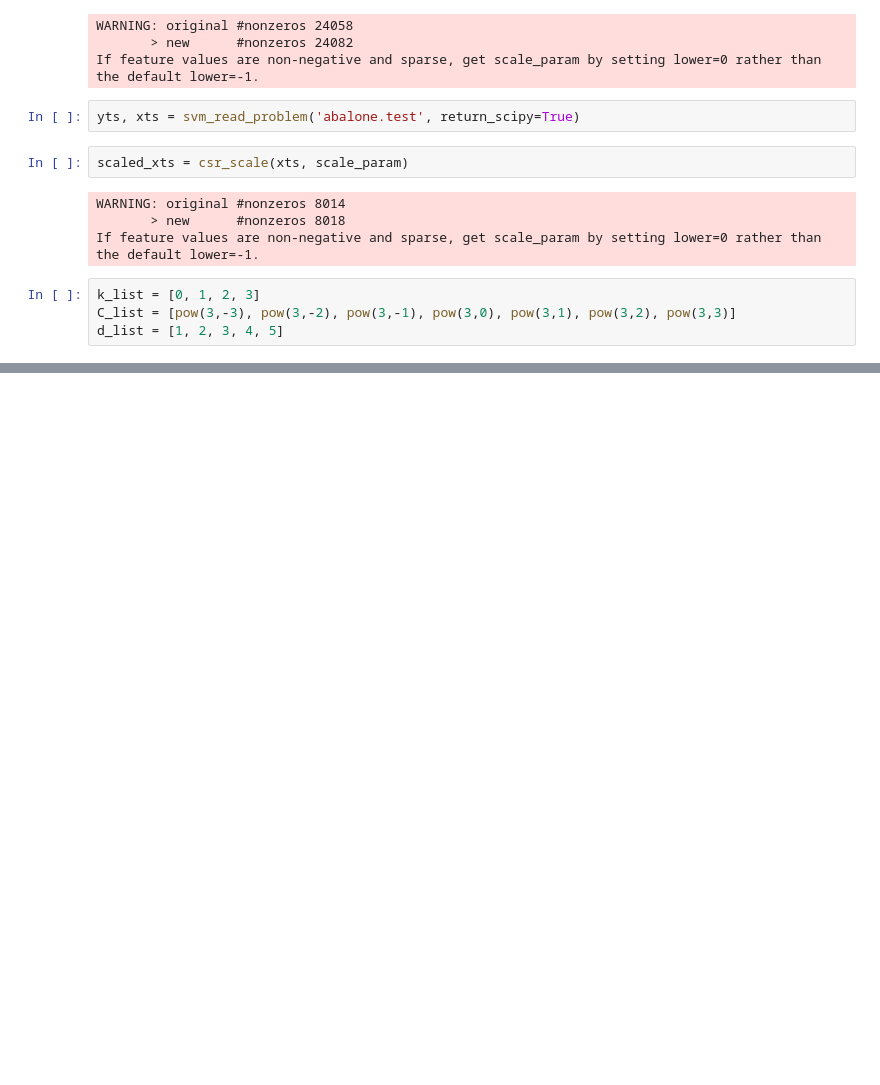
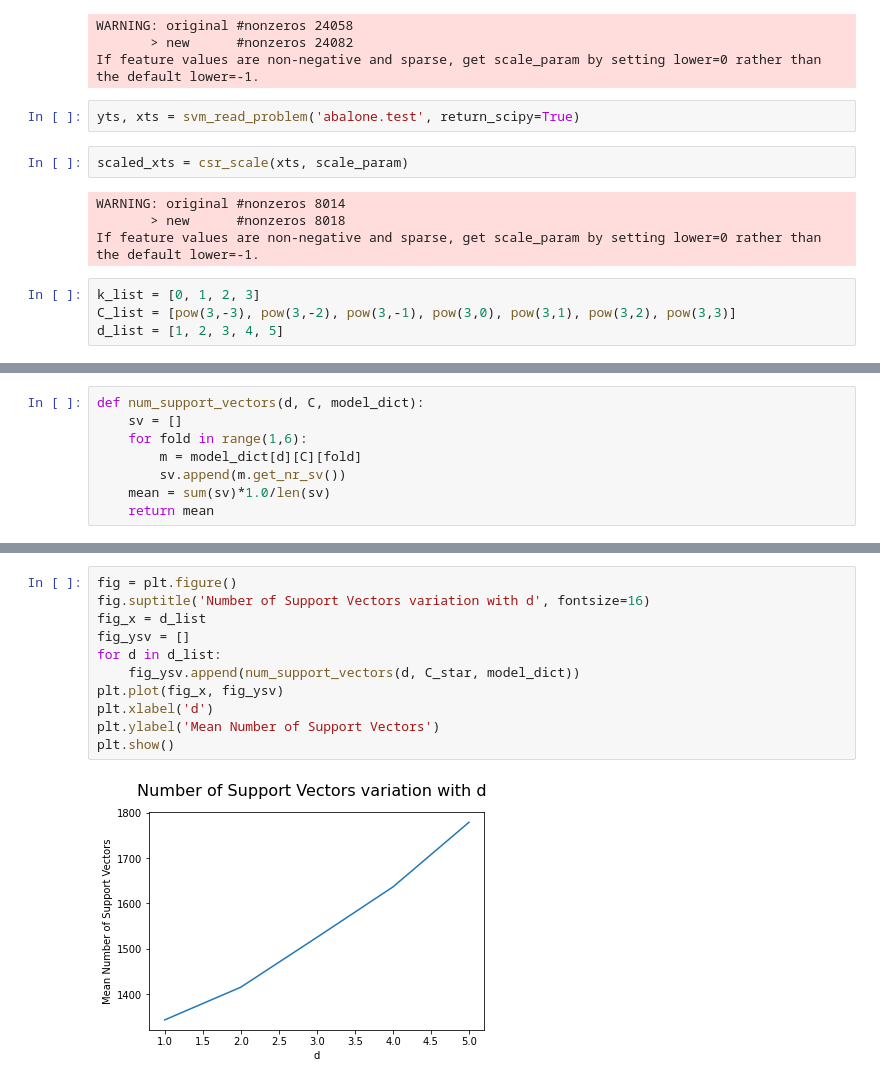
Before and after one commit to ankitbha/fml_hw2, a Jupyter notebook: hw2.ipynb, the cells around one changed output, grey strips where cells are left out. Cells and saved outputs as stored; diff of their text form; blank space fills up the shorter version.

```diff
--- a/hw2.ipynb
+++ b/hw2.ipynb
@@ -228,0 +139,8 @@ Accuracy = 68.4866% (715/1044) (classification)
+# %%
+def num_support_vectors(d, C, model_dict):
+    sv = []
+    for fold in range(1,6):
+        m = model_dict[d][C][fold]
+        sv.append(m.get_nr_sv())
+    mean = sum(sv)*1.0/len(sv)
+    return mean
@@ -228,0 +308,13 @@ Accuracy = 68.4866% (715/1044) (classification)
+# %%
+fig = plt.figure()
+fig.suptitle('Number of Support Vectors variation with d', fontsize=16)
+fig_x = d_list
+fig_ysv = []
+for d in d_list:
+    fig_ysv.append(num_support_vectors(d, C_star, model_dict))
+plt.plot(fig_x, fig_ysv)
+plt.xlabel('d')
+plt.ylabel('Mean Number of Support Vectors')
+plt.show()
+# %% [output]
+[figure, added]
```
Also changed, not shown: parts of 14 cells of this notebook.
